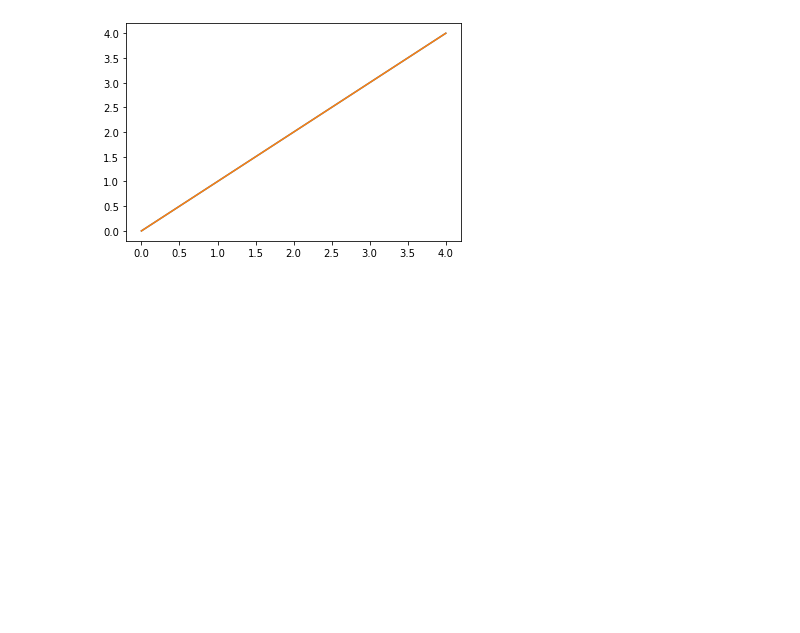
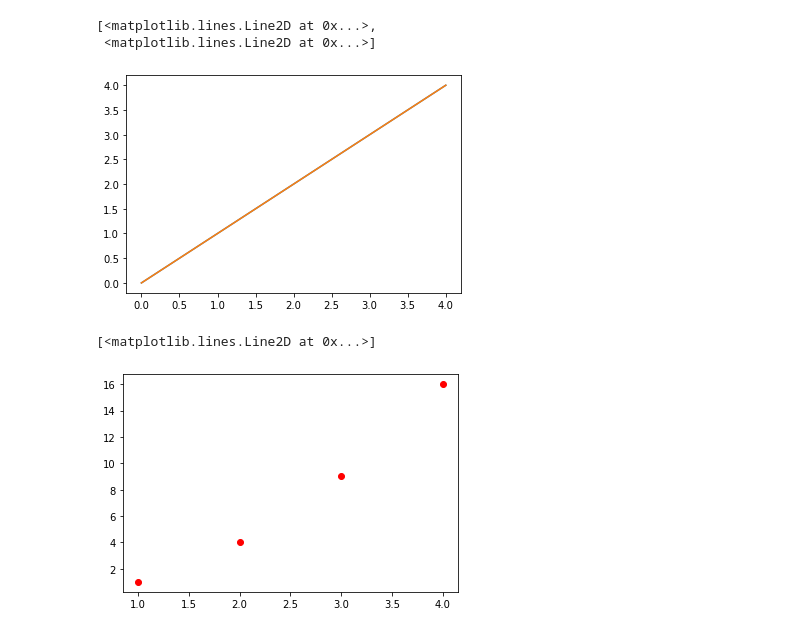
Before and after one commit to OliverRevilla/RW_Pandas, a Jupyter notebook: Data_Visualization_with_matplotlib.ipynb, the cells around one changed output. Cells and saved outputs as stored; diff of their text form; code cells hidden in the pictures; blank space fills up the shorter version.

```diff
--- a/Data_Visualization_with_matplotlib.ipynb
+++ b/Data_Visualization_with_matplotlib.ipynb
@@ -19,6 +19,13 @@ import pandas as pd
 import matplotlib.pyplot as plt
 import numpy as np
 # %%
-plt.show(plt.plot([(0,0),(1,1),(2,2),(3,3),(4,4)]))
+plt.plot([(0,0),(1,1),(2,2),(3,3),(4,4)])
 # %% [output]
+[<matplotlib.lines.Line2D at 0x...>,
+ <matplotlib.lines.Line2D at 0x...>]
 [figure]
+# %%
+plt.plot([1,2,3,4],[1,4,9,16], 'ro')
+# %% [output]
+[<matplotlib.lines.Line2D at 0x...>]
+[figure, added]
```
Also changed, not shown: parts of 10 cells of this notebook.
